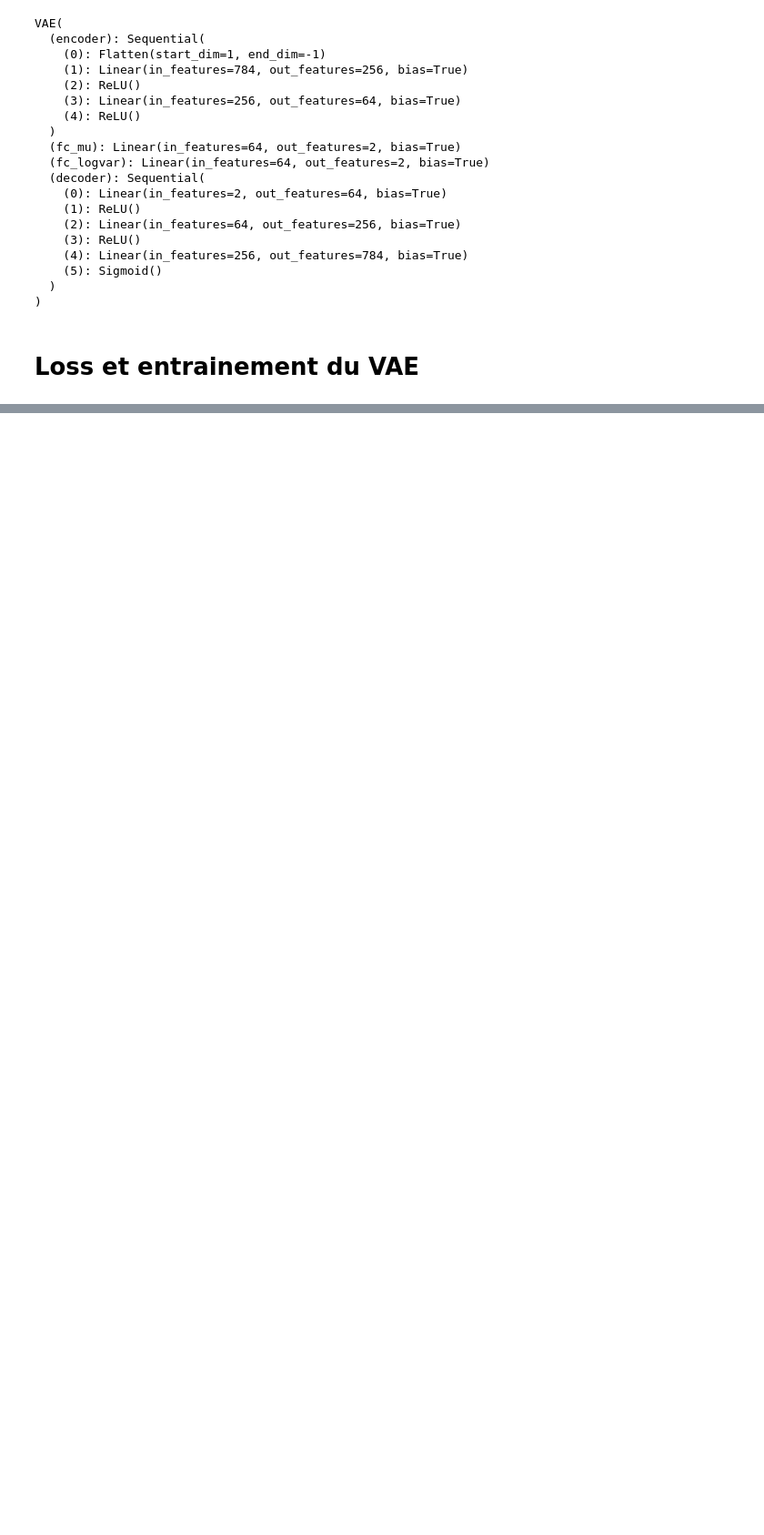
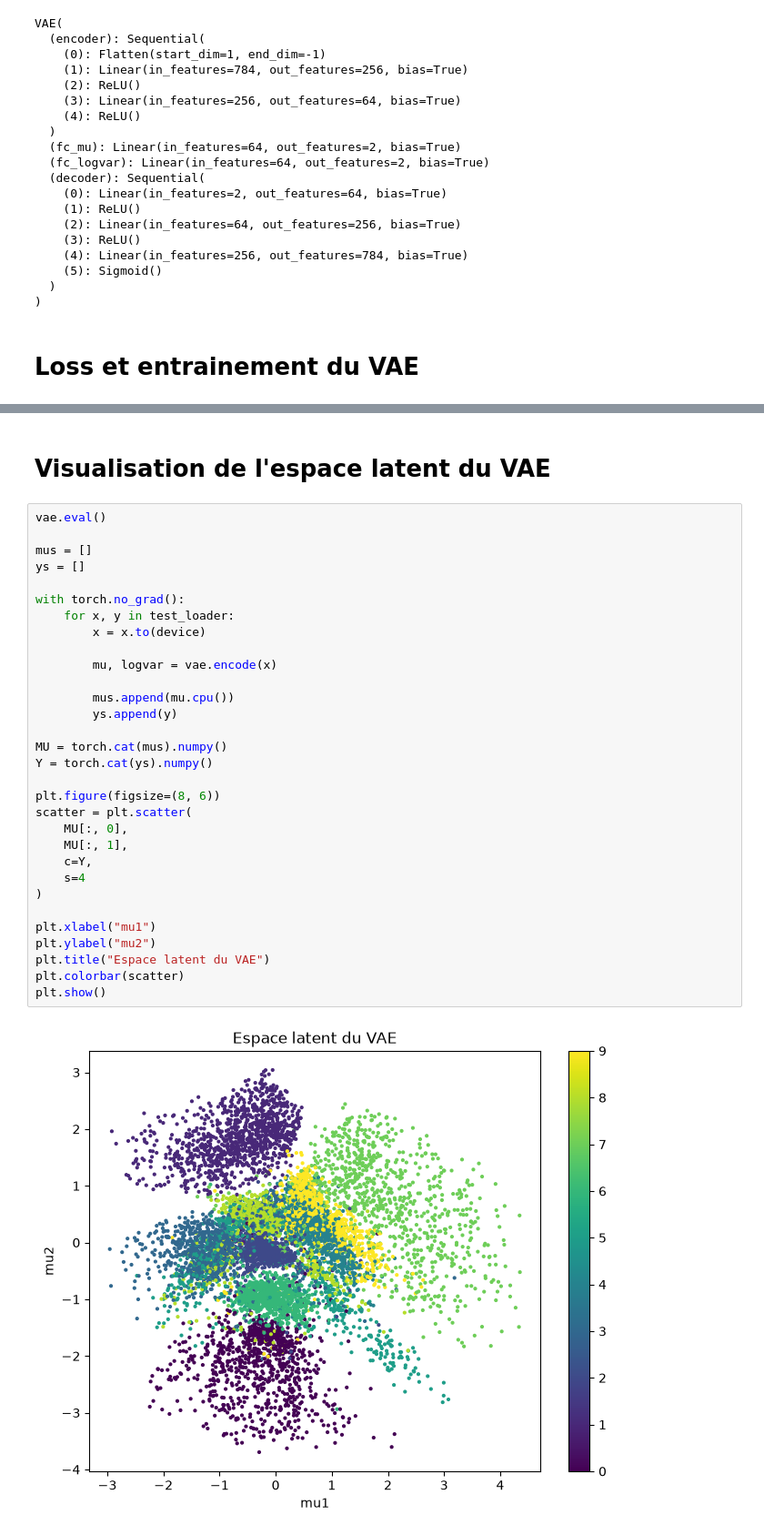
Before and after one commit to dounia1230/models_generatifs, a Jupyter notebook: lab.ipynb, the cells around one changed output, grey strips where cells are left out. Shown at 91% size. Saved outputs shown, nothing was run; the diff lists cells and outputs as text; blank space fills up the shorter version.

Commit message:
latent space VAE with Reparameterization trick

```diff
--- a/lab.ipynb
+++ b/lab.ipynb
@@ -480,0 +584,35 @@ VAE(
+# %% [markdown]
+# **Visualisation de l'espace latent du VAE**
+# %%
+vae.eval()
+
+mus = []
+ys = []
+
+with torch.no_grad():
+    for x, y in test_loader:
+        x = x.to(device)
+
+        mu, logvar = vae.encode(x)
+
+        mus.append(mu.cpu())
+        ys.append(y)
+
+MU = torch.cat(mus).numpy()
+Y = torch.cat(ys).numpy()
+
+plt.figure(figsize=(8, 6))
+scatter = plt.scatter(
+    MU[:, 0],
+    MU[:, 1],
+    c=Y,
+    s=4
+)
+
+plt.xlabel("mu1")
+plt.ylabel("mu2")
+plt.title("Espace latent du VAE")
+plt.colorbar(scatter)
+plt.show()
+# %% [output]
+[figure, added]
```
Also changed, not shown: parts of 8 cells of this notebook.
